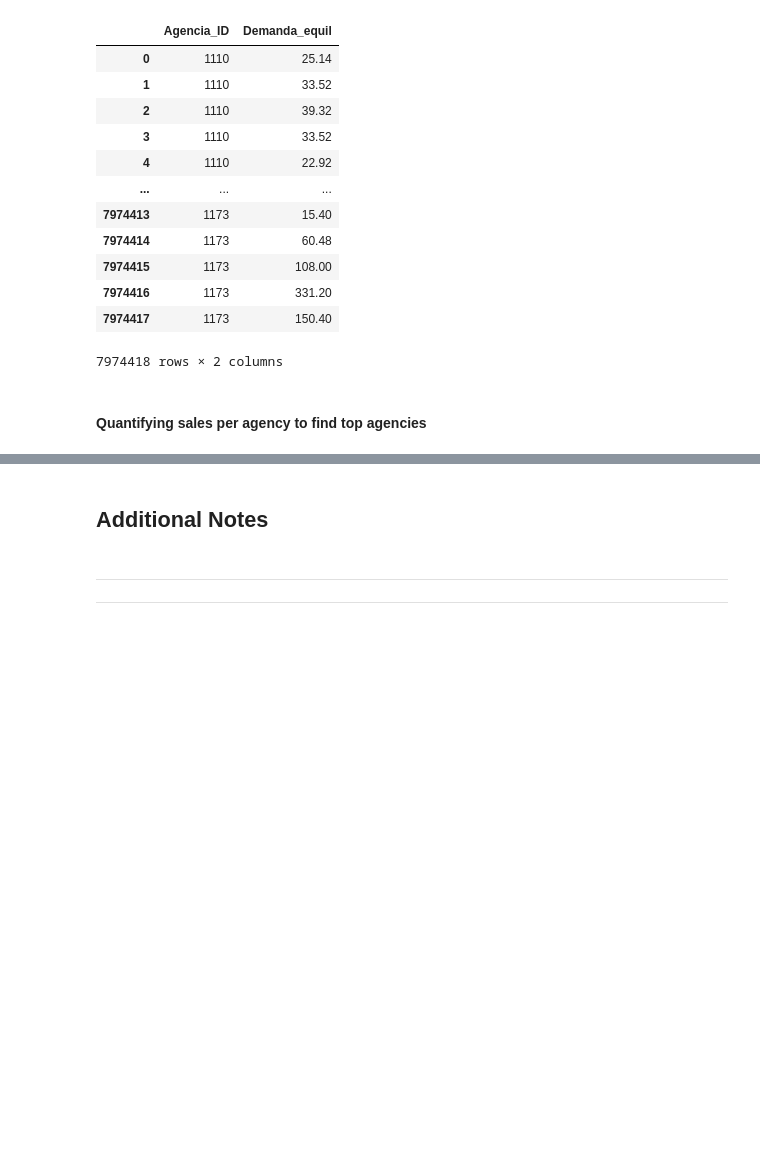
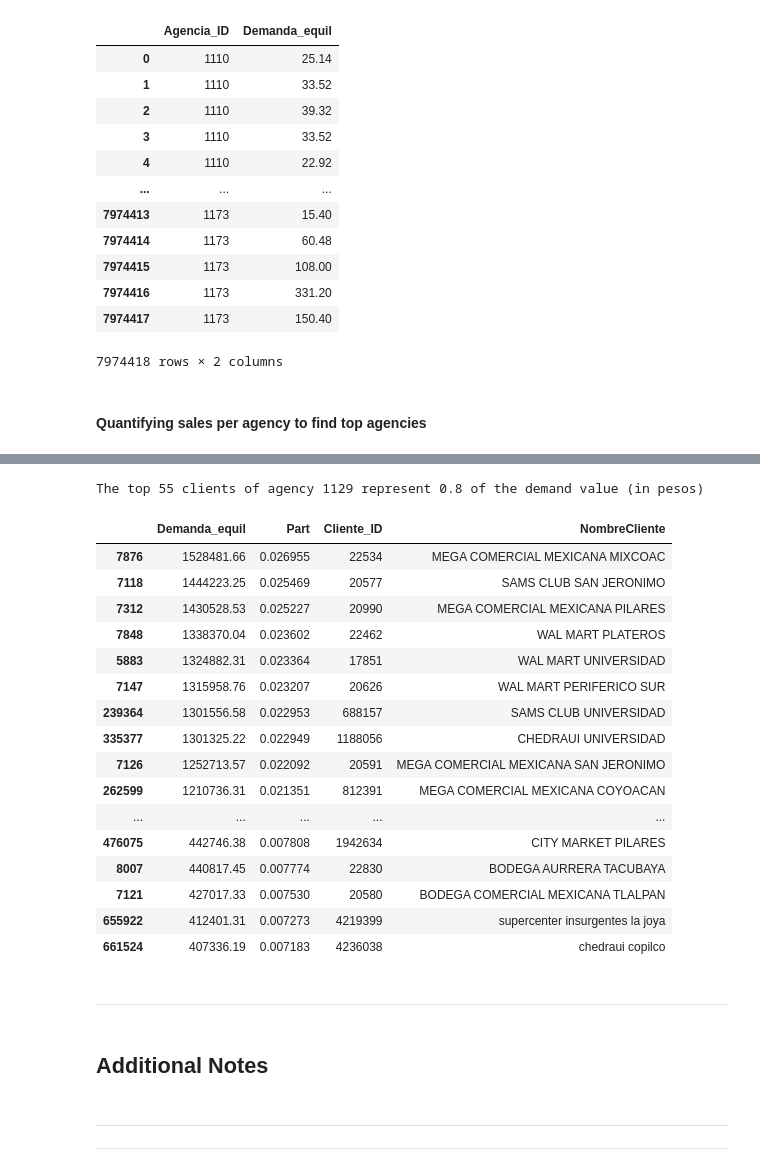
Before and after one commit to Roberto919/abx_answers, a Jupyter notebook: notebooks/abxrp_nb.ipynb, the cells around one changed output, grey strips where cells are left out. Cells and saved outputs as stored; diff of their text form; code cells hidden in the pictures; blank space fills up the shorter version.

Commit message:
finding sample of clients in selected agency

```diff
--- a/notebooks/abxrp_nb.ipynb
+++ b/notebooks/abxrp_nb.ipynb
@@ -421,0 +501,4 @@ dfx = pd.merge(
+# %%
+dfx = dfx.groupby(["Cliente_ID"]).sum().sort_values(by="Demanda_equil", ascending=False)
+# %%
+dfx["Part"] = dfx["Demanda_equil"]/dfx["Demanda_equil"].sum()
@@ -421,0 +522,37 @@ dfx = pd.merge(
+# %%
+selects = 55
+
+dfx2 = dfx[:selects].copy()
+print(
+    "The top {} clients of agency {} represent {} of the demand value (in pesos)".format(
+        selects,
+        top_ag["Agencia_ID"],
+        round(dfx2["Part"].sum(), 2)
+    )
+)
+# %% [output]
+The top 55 clients of agency 1129 represent 0.8 of the demand value (in pesos)
+# %%
+dfcs = pd.merge(
+    dfx2, dfc, right_on="Cliente_ID", left_index=True
+)
+# %%
+dfcs
+# %% [output]
+|  | Demanda_equil | Part | Cliente_ID | NombreCliente |
+| 7876 | 1528481.66 | 0.026955 | 22534 | MEGA COMERCIAL MEXICANA MIXCOAC |
+| 7118 | 1444223.25 | 0.025469 | 20577 | SAMS CLUB SAN JERONIMO |
+| 7312 | 1430528.53 | 0.025227 | 20990 | MEGA COMERCIAL MEXICANA PILARES |
+| 7848 | 1338370.04 | 0.023602 | 22462 | WAL MART PLATEROS |
+| 5883 | 1324882.31 | 0.023364 | 17851 | WAL MART UNIVERSIDAD |
+| 7147 | 1315958.76 | 0.023207 | 20626 | WAL MART PERIFERICO SUR |
+| 239364 | 1301556.58 | 0.022953 | 688157 | SAMS CLUB UNIVERSIDAD |
+| 335377 | 1301325.22 | 0.022949 | 1188056 | CHEDRAUI UNIVERSIDAD |
+| 7126 | 1252713.57 | 0.022092 | 20591 | MEGA COMERCIAL MEXICANA SAN JERONIMO |
+| 262599 | 1210736.31 | 0.021351 | 812391 | MEGA COMERCIAL MEXICANA COYOACAN |
+| ... | ... | ... | ... | ... |
+| 476075 | 442746.38 | 0.007808 | 1942634 | CITY MARKET PILARES |
+| 8007 | 440817.45 | 0.007774 | 22830 | BODEGA AURRERA TACUBAYA |
+| 7121 | 427017.33 | 0.007530 | 20580 | BODEGA COMERCIAL MEXICANA TLALPAN |
+| 655922 | 412401.31 | 0.007273 | 4219399 | supercenter insurgentes la joya |
+| 661524 | 407336.19 | 0.007183 | 4236038 | chedraui copilco |
@@ -422,3 +561,5 @@ dfx = pd.merge(
+# %% [markdown]
+---
 # %% [markdown]
 ## Additional Notes
 # %% [markdown]
```
Also changed, not shown: parts of 23 cells of this notebook, 1 other file.
